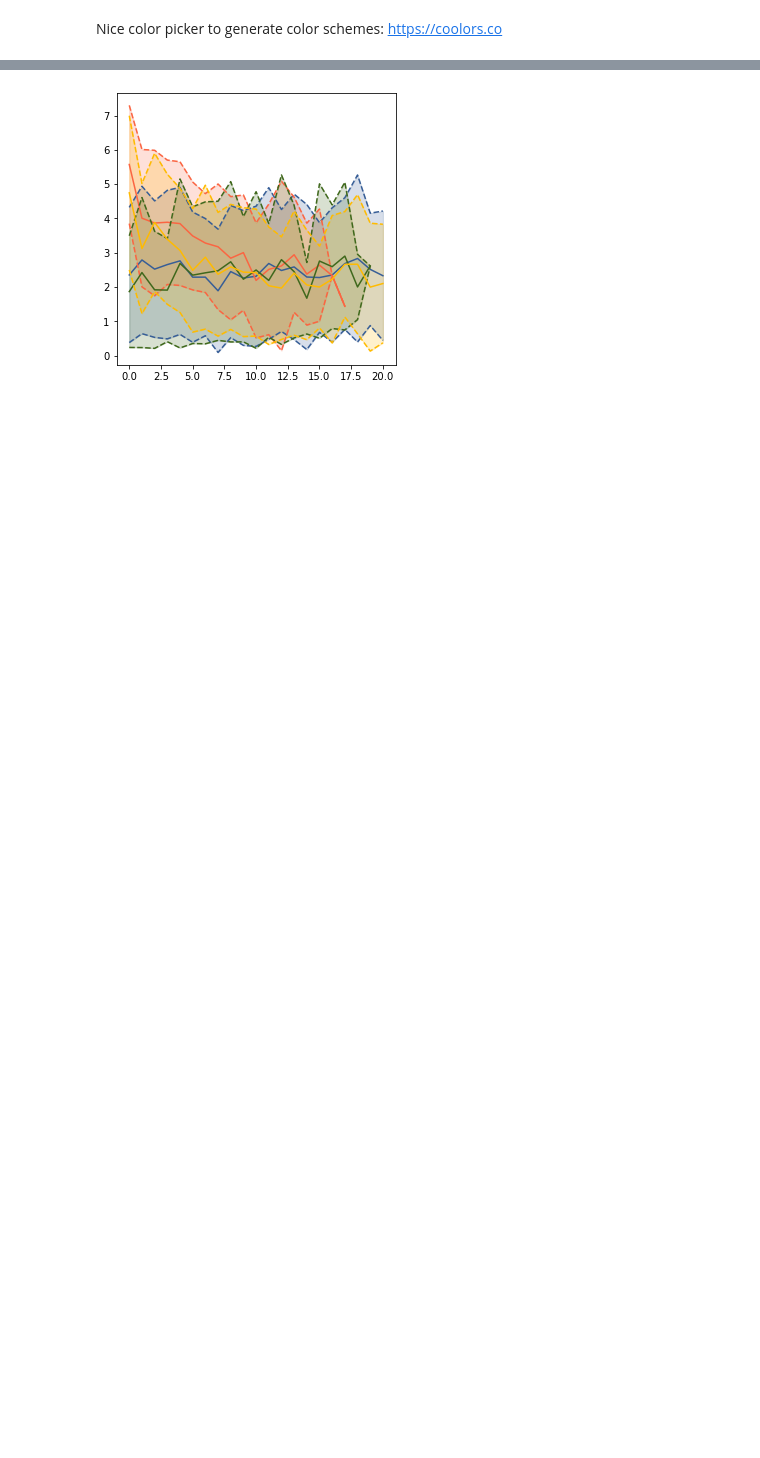
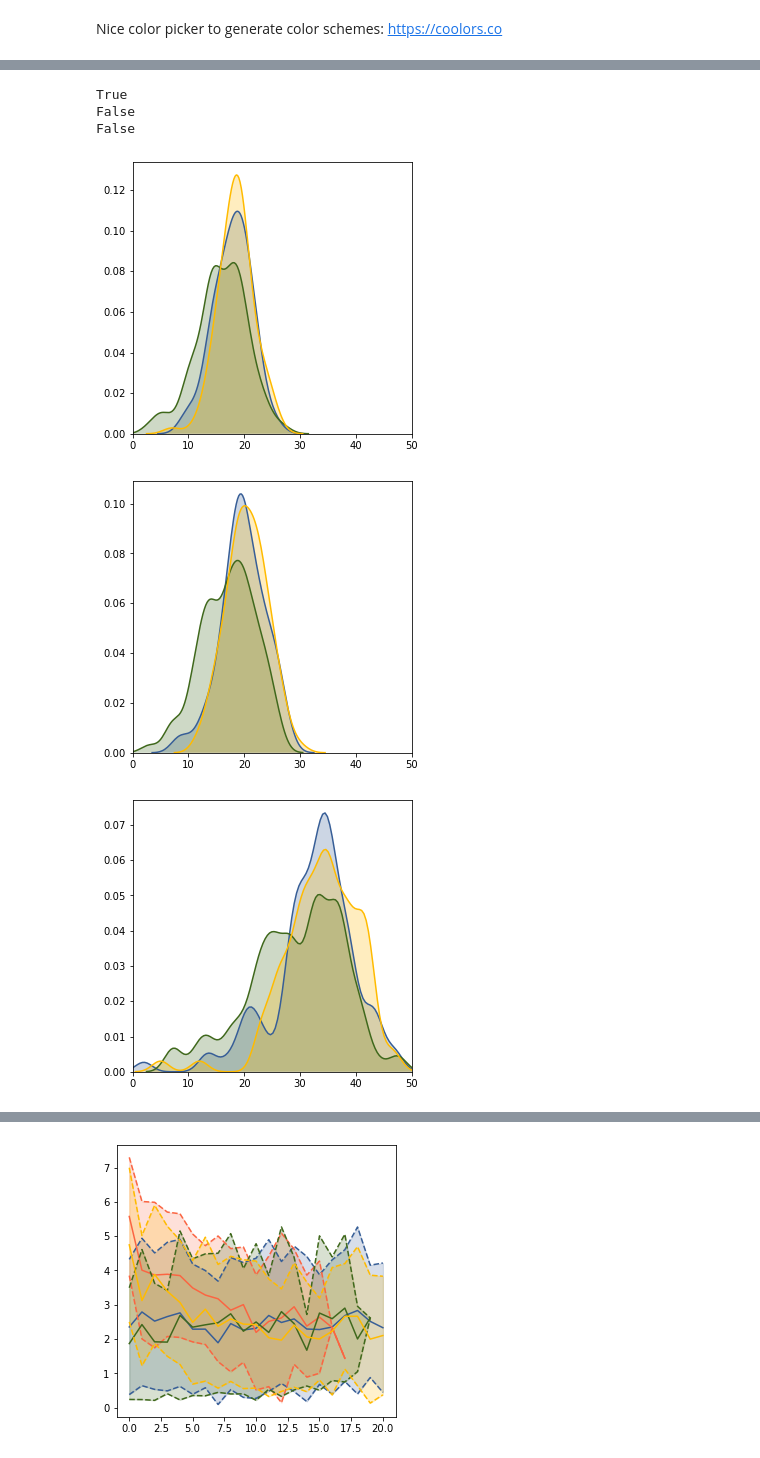
Before and after one commit to messDiv/MESS, a Jupyter notebook: jupyter-notebooks/plotting/Figure2-SimDataDistributions-PW.ipynb, the cells around one changed output, grey strips where cells are left out. Drawn from its saved outputs; the diff is of its cells as text; code cells hidden in the pictures; blank space fills up the shorter version.

```diff
--- a/jupyter-notebooks/plotting/Figure2-SimDataDistributions-PW.ipynb
+++ b/jupyter-notebooks/plotting/Figure2-SimDataDistributions-PW.ipynb
@@ -147,3 +377,14 @@ plt.show()
+# %%
+plot_richness_cont(speciation_prob='no')
+plot_richness_cont(speciation_prob='lo')
+plot_richness_cont(speciation_prob='hi')
+# %% [output]
+True
+False
+False
+[figure, added]
+[figure, added]
+[figure, added]
 # %%
 def plot_traits(ax='', speciation_prob='hi', do_abs=True):
     if not ax:
```
Also changed, not shown: parts of 14 cells of this notebook, 2 other files.
